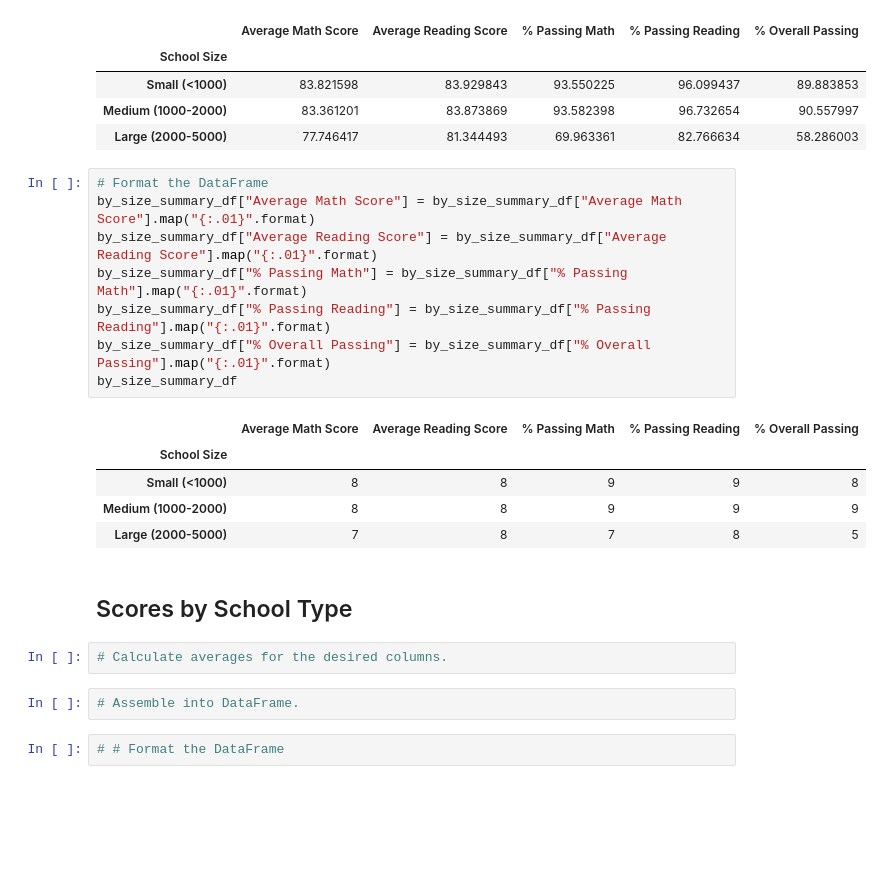
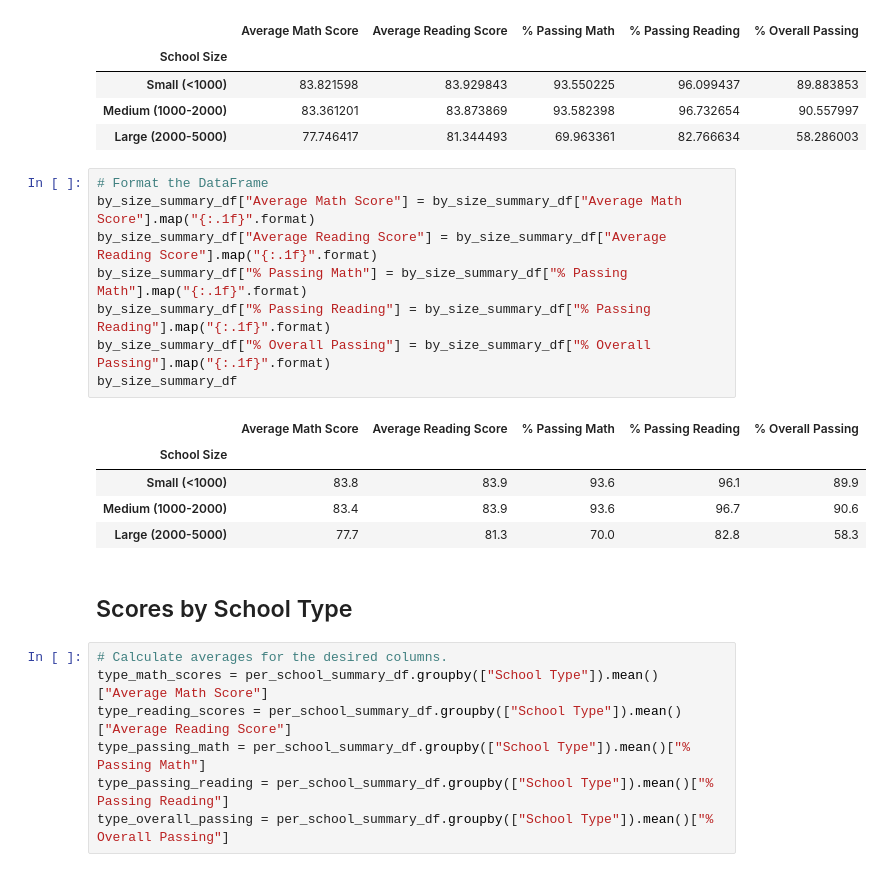
Before and after one commit to GWinkelman/School_District_Analysis, a Jupyter notebook: PyCitySchools_Challenge_testing.ipynb, the cells around one changed output. Saved outputs shown, nothing was run; the diff lists cells and outputs as text; blank space fills up the shorter version.

```diff
--- a/PyCitySchools_Challenge_testing.ipynb
+++ b/PyCitySchools_Challenge_testing.ipynb
@@ -645,23 +645,24 @@ by_size_summary_df
 | Large (2000-5000) | 77.746417 | 81.344493 | 69.963361 | 82.766634 | 58.286003 |
 # %%
 # Format the DataFrame
-by_size_summary_df["Average Math Score"] = by_size_summary_df["Average Math Score"].map("{:.01}".format)
-by_size_summary_df["Average Reading Score"] = by_size_summary_df["Average Reading Score"].map("{:.01}".format)
-by_size_summary_df["% Passing Math"] = by_size_summary_df["% Passing Math"].map("{:.01}".format)
-by_size_summary_df["% Passing Reading"] = by_size_summary_df["% Passing Reading"].map("{:.01}".format)
-by_size_summary_df["% Overall Passing"] = by_size_summary_df["% Overall Passing"].map("{:.01}".format)
+by_size_summary_df["Average Math Score"] = by_size_summary_df["Average Math Score"].map("{:.1f}".format)
+by_size_summary_df["Average Reading Score"] = by_size_summary_df["Average Reading Score"].map("{:.1f}".format)
+by_size_summary_df["% Passing Math"] = by_size_summary_df["% Passing Math"].map("{:.1f}".format)
+by_size_summary_df["% Passing Reading"] = by_size_summary_df["% Passing Reading"].map("{:.1f}".format)
+by_size_summary_df["% Overall Passing"] = by_size_summary_df["% Overall Passing"].map("{:.1f}".format)
 by_size_summary_df
 # %% [output]
 |  | Average Math Score | Average Reading Score | % Passing Math | % Passing Reading | % Overall Passing |
 | School Size |  |  |  |  |  |
-| Small (<1000) | 8 | 8 | 9 | 9 | 8 |
-| Medium (1000-2000) | 8 | 8 | 9 | 9 | 9 |
-| Large (2000-5000) | 7 | 8 | 7 | 8 | 5 |
+| Small (<1000) | 83.8 | 83.9 | 93.6 | 96.1 | 89.9 |
+| Medium (1000-2000) | 83.4 | 83.9 | 93.6 | 96.7 | 90.6 |
+| Large (2000-5000) | 77.7 | 81.3 | 70.0 | 82.8 | 58.3 |
 # %% [markdown]
 ## Scores by School Type
-# %%
-# Calculate averages for the desired columns.
-# %%
-# Assemble into DataFrame.
-# %%
-# # Format the DataFrame
+# %%
+# Calculate averages for the desired columns.
+type_math_scores = per_school_summary_df.groupby(["School Type"]).mean()["Average Math Score"]
+type_reading_scores = per_school_summary_df.groupby(["School Type"]).mean()["Average Reading Score"]
+type_passing_math = per_school_summary_df.groupby(["School Type"]).mean()["% Passing Math"]
+type_passing_reading = per_school_summary_df.groupby(["School Type"]).mean()["% Passing Reading"]
+type_overall_passing = per_school_summary_df.groupby(["School Type"]).mean()["% Overall Passing"]
```
Also changed, not shown: parts of 3 cells of this notebook, 1 other file.
